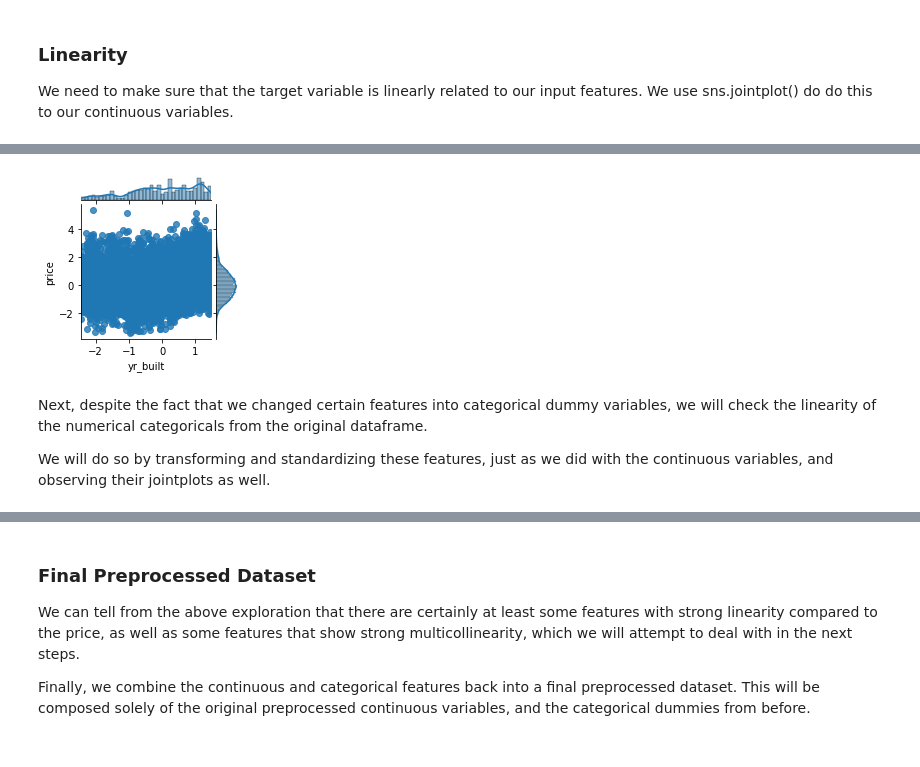
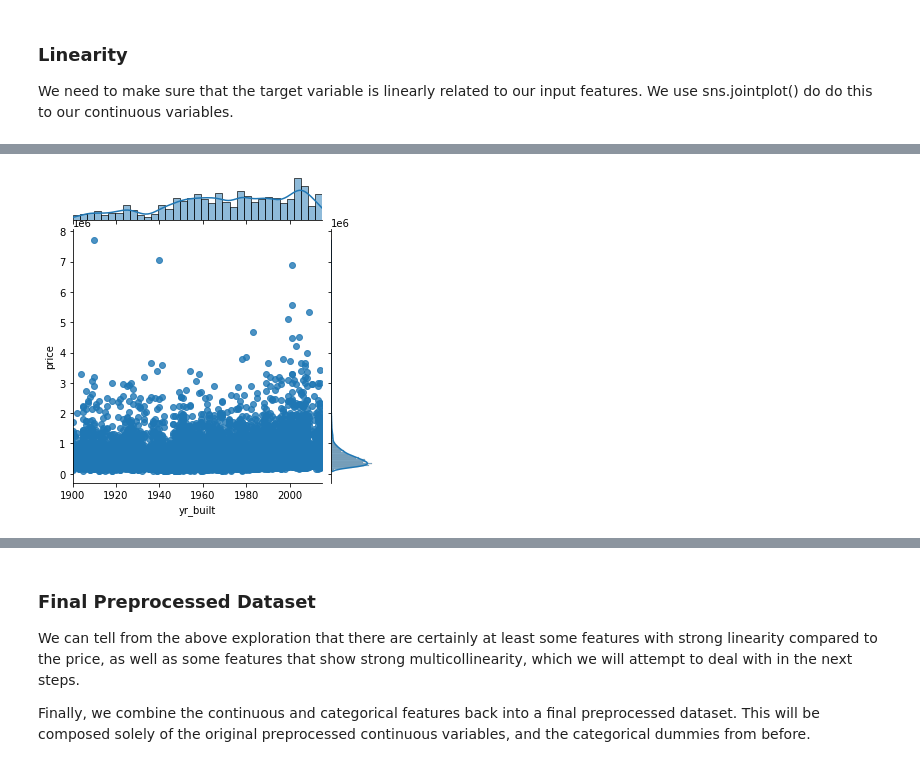
Before and after one commit to shadel96/King_County_Regression_Analysis, a Jupyter notebook: kc_preprocessing_exploring.ipynb, the cells around one changed output, grey strips where cells are left out. Cells and saved outputs as stored; diff of their text form; code cells hidden in the pictures.

```diff
--- a/kc_preprocessing_exploring.ipynb
+++ b/kc_preprocessing_exploring.ipynb
@@ -148,12 +145,8 @@ sns.jointplot(x='sqft_lot',y='price', data=normalized_cont, kind='reg', height=3
 # %%
 #Much less evidence of linearity here, if any
 # %%
-sns.jointplot(x='yr_built',y='price', data=normalized_cont, kind='reg', height=3);
+sns.jointplot(x='yr_built',y='price', data=df, kind='reg', height=5);
 # %% [output]
-[figure, old version]
+[figure, new version]
 # %%
 #No recognizeable linear connection between yr_built and price.
-# %% [markdown]
-Next, despite the fact that we changed certain features into categorical dummy variables, we will check the linearity of the numerical categoricals from the original dataframe.
-
-We will do so by transforming and standardizing these features, just as we did with the continuous variables, and observing their jointplots as well.
```
Also changed, not shown: parts of 26 cells of this notebook, 4 other files.
